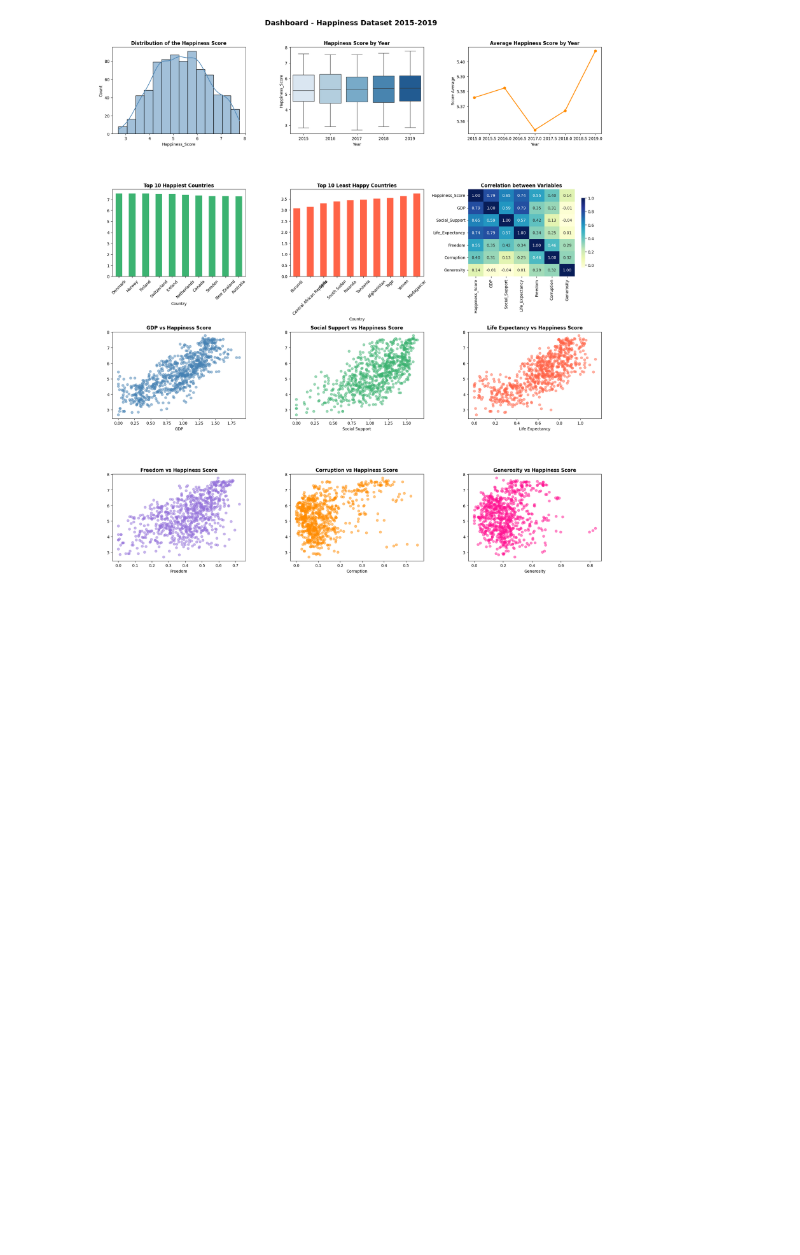
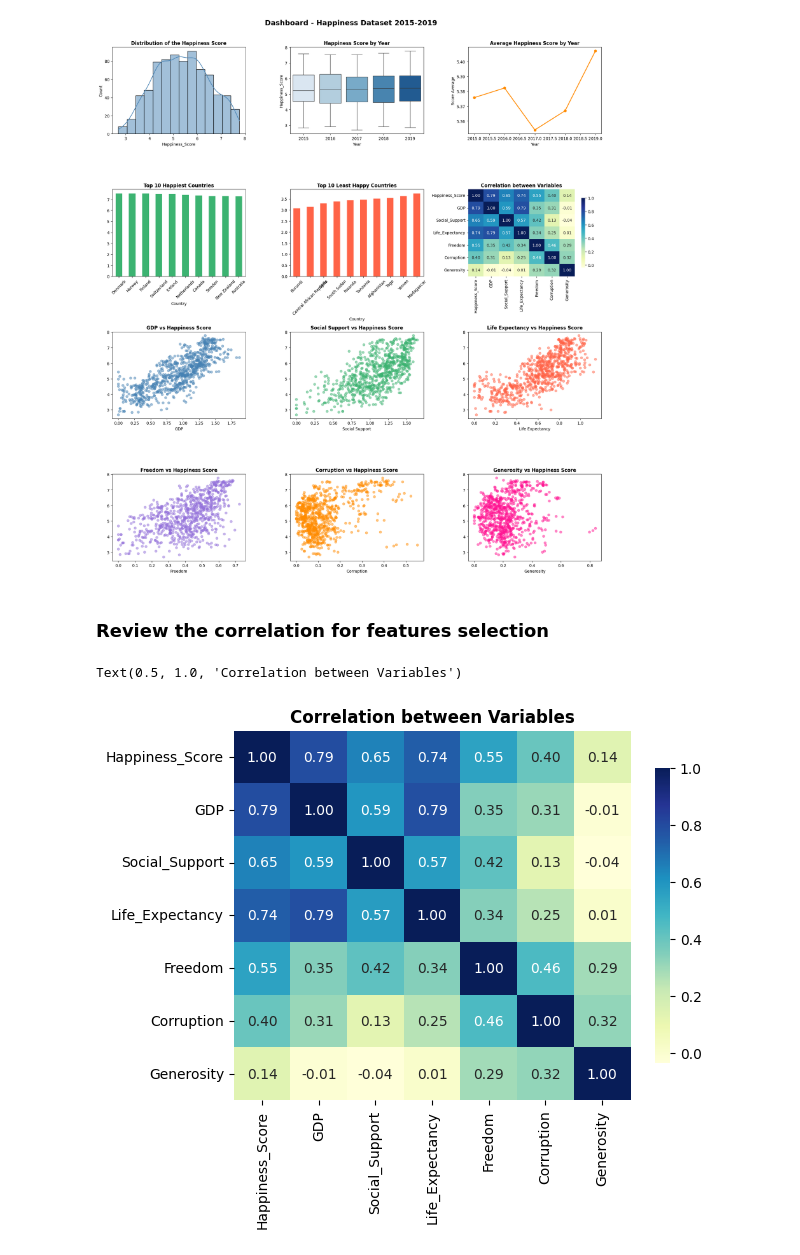
Before and after one commit to Salo018/Workshop-003, a Jupyter notebook: notebooks/eda.ipynb, the cells around one changed output. Drawn from its saved outputs; the diff is of its cells as text; code cells hidden in the pictures; blank space fills up the shorter version.

```diff
--- a/notebooks/eda.ipynb
+++ b/notebooks/eda.ipynb
@@ -335,3 +335,15 @@ Passing `palette` without assigning `hue` is deprecated and will be removed in v
 
   sns.boxplot(data=df, x='Year', y='Happiness_Score', ax=axes[0, 1], palette='Blues')
 [figure]
+# %% [markdown]
+### Review the correlation for features selection
+# %%
+#Correlation Heatmap
+features = ['Happiness_Score', 'GDP', 'Social_Support', 'Life_Expectancy',
+            'Freedom', 'Corruption', 'Generosity']
+corr = df[features].corr()
+sns.heatmap(corr, annot=True, fmt='.2f', cmap='YlGnBu', cbar_kws={'shrink': 0.8})
+plt.title('Correlation between Variables', fontweight='bold')
+# %% [output]
+Text(0.5, 1.0, 'Correlation between Variables')
+[figure, added]
```
Also changed, not shown: parts of 7 cells of this notebook, 1 other file.
